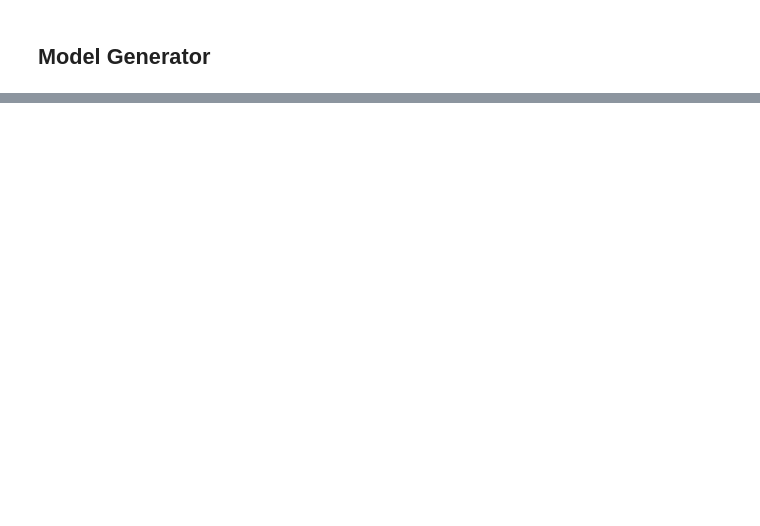
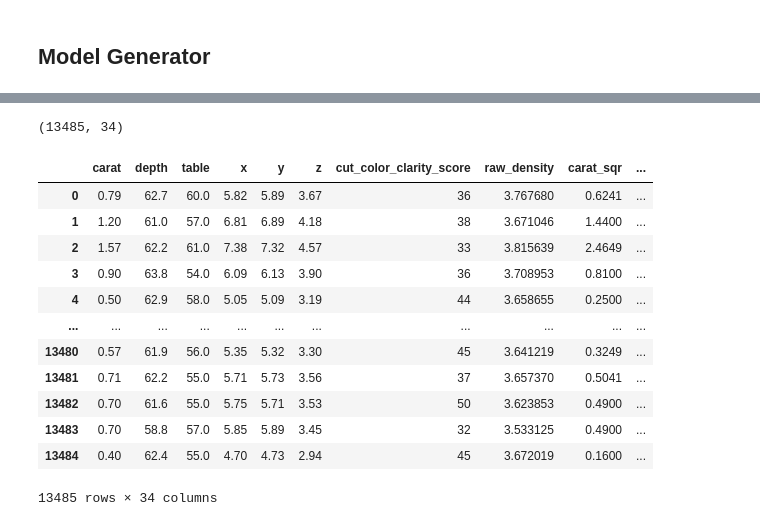
Before and after one commit to carpiero/Kaggle_Competition_Machine_Learning, a Jupyter notebook: notebooks/NotebookML002.ipynb, the cells around one changed output, grey strips where cells are left out. Saved outputs shown, nothing was run; the diff lists cells and outputs as text; code cells hidden in the pictures; blank space fills up the shorter version.

```diff
--- a/notebooks/NotebookML002.ipynb
+++ b/notebooks/NotebookML002.ipynb
@@ -213,0 +261,20 @@ Name: Diff, dtype: float64
+# %%
+# #####################importante  y_predict.clip(326,18823) min y maximo
+# scores = cross_val_score(model,
+#                          diamonds[FEATS],
+#                          diamonds[TARGET],
+#                          scoring='neg_root_mean_squared_error',
+#                          cv=5, n_jobs=-1)
+#para validarlo pero peta el ordenador
+
+predictions_competition = model.predict(X_predict)#.clip(326,18823)
+submission = pd.DataFrame({'id': df_predict['id'], 'price': predictions_competition})
+submission['id'] = submission['id'].astype('int64')
+
+submission.to_csv('/home/carpiero/IRONHACK/kaggle/submission.csv', index=False)
+
+PROBA=pd.concat([X_predict,submission], axis=1)
+
+
+
+submission
@@ -213,0 +295,20 @@ Name: Diff, dtype: float64
+# %%
+PROBA.shape
+# %% [output]
+(13485, 34)
+# %%
+PROBA
+# %% [output]
+|  | carat | depth | table | x | y | z | cut_color_clarity_score | raw_density | carat_sqr | ... |
+| 0 | 0.79 | 62.7 | 60.0 | 5.82 | 5.89 | 3.67 | 36 | 3.767680 | 0.6241 | ... |
+| 1 | 1.20 | 61.0 | 57.0 | 6.81 | 6.89 | 4.18 | 38 | 3.671046 | 1.4400 | ... |
+| 2 | 1.57 | 62.2 | 61.0 | 7.38 | 7.32 | 4.57 | 33 | 3.815639 | 2.4649 | ... |
+| 3 | 0.90 | 63.8 | 54.0 | 6.09 | 6.13 | 3.90 | 36 | 3.708953 | 0.8100 | ... |
+| 4 | 0.50 | 62.9 | 58.0 | 5.05 | 5.09 | 3.19 | 44 | 3.658655 | 0.2500 | ... |
+| ... | ... | ... | ... | ... | ... | ... | ... | ... | ... | ... |
+| 13480 | 0.57 | 61.9 | 56.0 | 5.35 | 5.32 | 3.30 | 45 | 3.641219 | 0.3249 | ... |
+| 13481 | 0.71 | 62.2 | 55.0 | 5.71 | 5.73 | 3.56 | 37 | 3.657370 | 0.5041 | ... |
+| 13482 | 0.70 | 61.6 | 55.0 | 5.75 | 5.71 | 3.53 | 50 | 3.623853 | 0.4900 | ... |
+| 13483 | 0.70 | 58.8 | 57.0 | 5.85 | 5.89 | 3.45 | 32 | 3.533125 | 0.4900 | ... |
+| 13484 | 0.40 | 62.4 | 55.0 | 4.70 | 4.73 | 2.94 | 45 | 3.672019 | 0.1600 | ... |
+13485 rows × 34 columns
```
Also changed, not shown: parts of 13 cells of this notebook, 5 other files.
